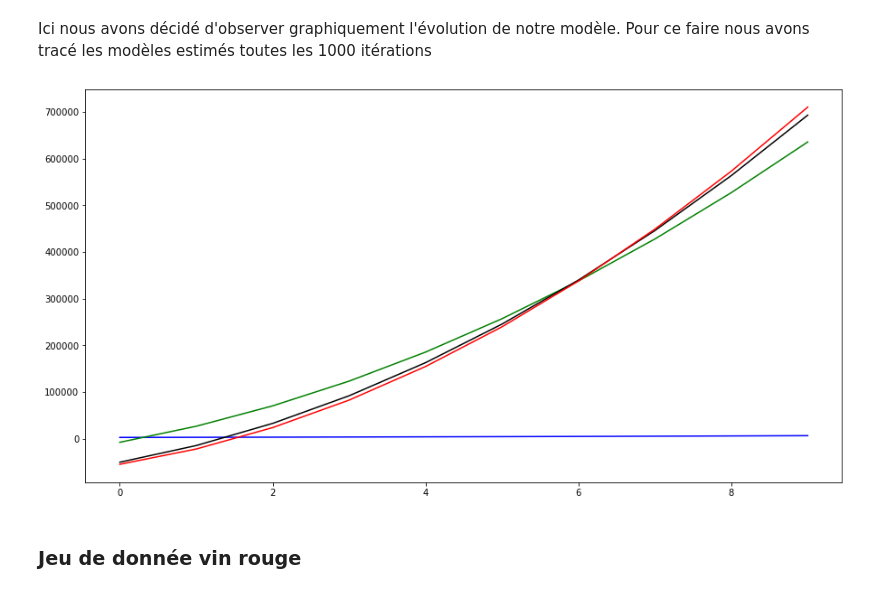
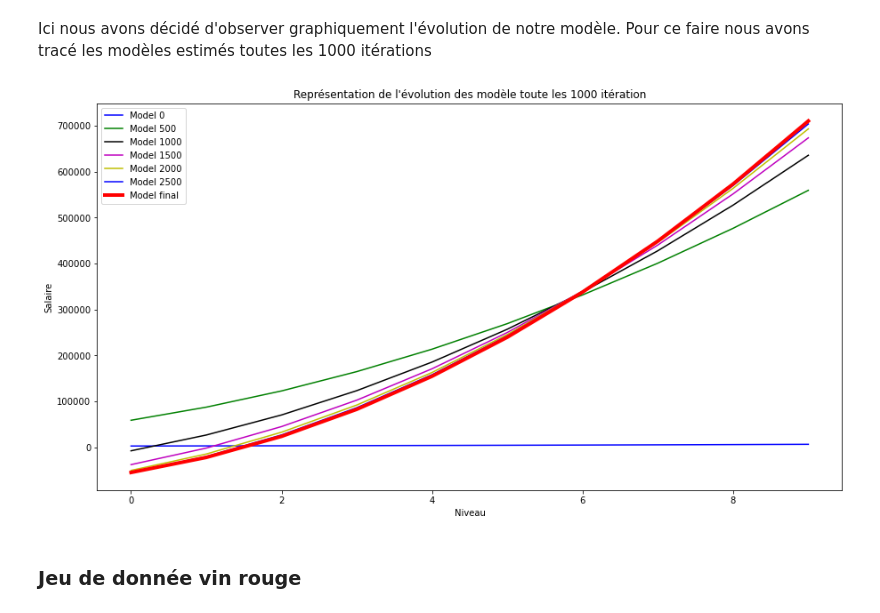
Before and after one commit to CassiaFa/Premier_modele_IA_Simplon, a Jupyter notebook: Premier_model_IA.ipynb, the cells around one changed output. Drawn from its saved outputs; the diff is of its cells as text; code cells hidden in the pictures.

```diff
--- a/Premier_model_IA.ipynb
+++ b/Premier_model_IA.ipynb
@@ -543,15 +563,23 @@ La valeur de R² est plutôt bonne, et concernant notre erreur quadratique elle
 Ici nous avons décidé d'observer graphiquement l'évolution de notre modèle. Pour ce faire nous avons tracé les modèles estimés toutes les 1000 itérations
 # %%
 plt.figure(figsize = (15,8))
-color = ['b', 'g', 'k', 'm', 'y']
+color = ['b', 'g', 'k', 'm', 'y', 'b', 'g', 'k', 'm', 'y']
 cpt = 0
-for i in range(0,nb_i, 1000):
-    plt.plot(F_plot[i], color[cpt])
+for i in range(0,nb_i, 500):
+    plt.plot(F_plot[i], color[cpt], label="Model {}".format(i))
     cpt += 1
-plt.plot(F, 'r')
+plt.plot(F, 'r', linewidth=4, label="Model final")
+
+plt.title("Représentation de l'évolution des modèle toute les 1000 itération")
+plt.xlabel("Niveau")
+plt.ylabel("Salaire")
+plt.legend()
+
+plt.savefig("./Rapport/images/evo_MLP.png", bbox_inches='tight') # Sauvegarde du graphique
+
 plt.show()
 # %% [output]
-[figure, old version]
+[figure, new version]
 # %% [markdown]
 ### Jeu de donnée vin rouge <a id="RP1-5"></a>
 # %% [markdown]
```
Also changed, not shown: parts of 63 cells of this notebook, 13 other files.
